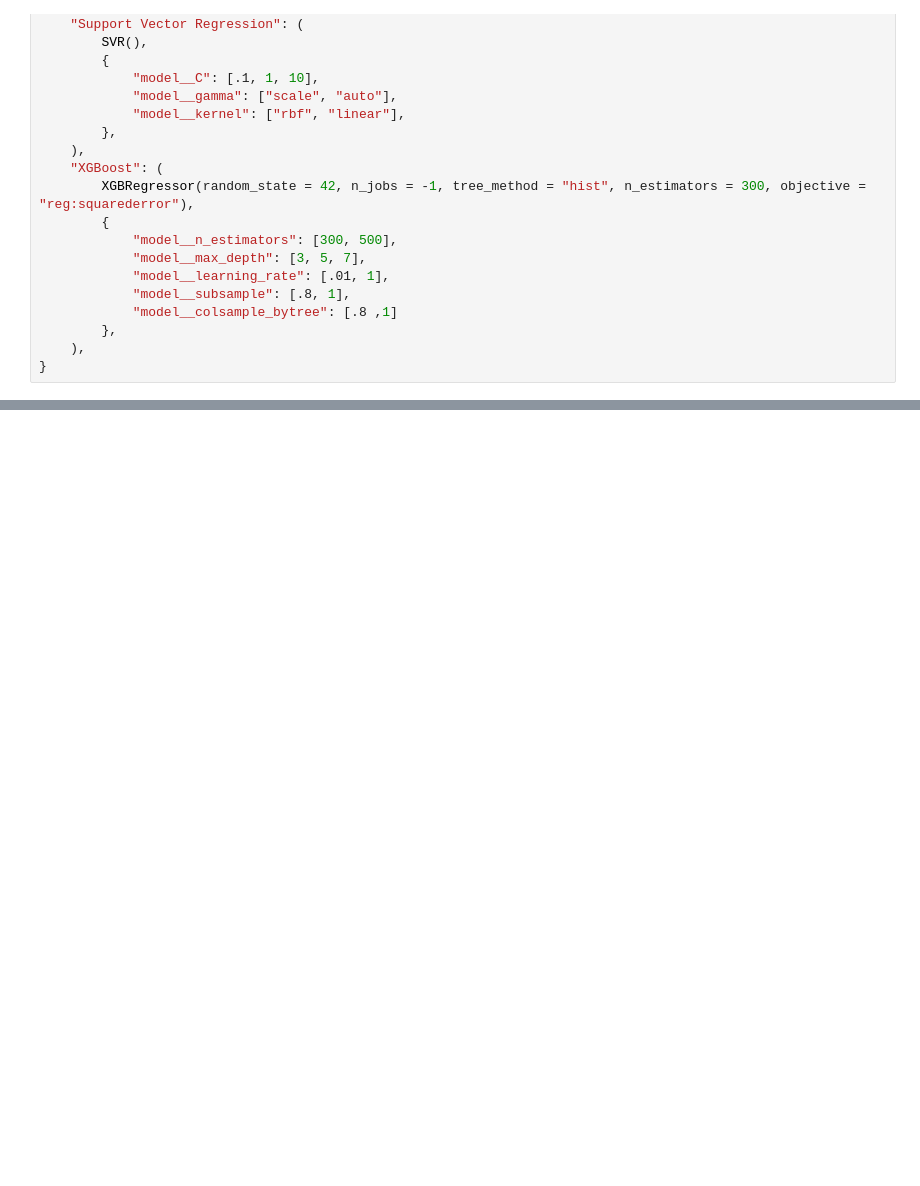
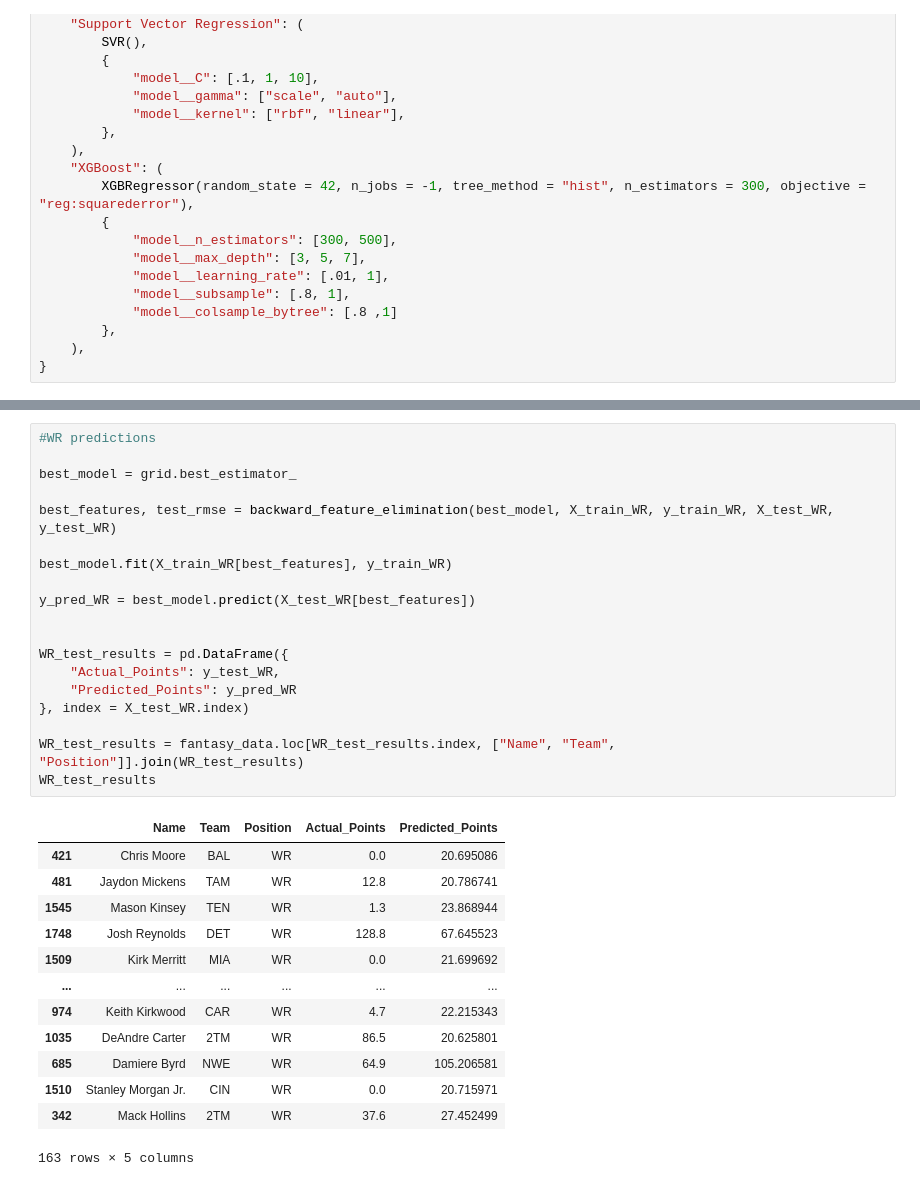
Before and after one commit to TrevBunch/DS-340W-Project, a Jupyter notebook: ModelCode.ipynb, the cells around one changed output, grey strips where cells are left out. Cells and saved outputs as stored; diff of their text form; blank space fills up the shorter version.

```diff
--- a/ModelCode.ipynb
+++ b/ModelCode.ipynb
@@ -224,0 +325,33 @@ QB_test_results
+# %%
+#WR predictions
+
+best_model = grid.best_estimator_
+
+best_features, test_rmse = backward_feature_elimination(best_model, X_train_WR, y_train_WR, X_test_WR, y_test_WR)
+
+best_model.fit(X_train_WR[best_features], y_train_WR)
+
+y_pred_WR = best_model.predict(X_test_WR[best_features])
+
+
+WR_test_results = pd.DataFrame({
+    "Actual_Points": y_test_WR,
+    "Predicted_Points": y_pred_WR
+}, index = X_test_WR.index)
+
+WR_test_results = fantasy_data.loc[WR_test_results.index, ["Name", "Team", "Position"]].join(WR_test_results)
+WR_test_results
+# %% [output]
+|  | Name | Team | Position | Actual_Points | Predicted_Points |
+| 421 | Chris Moore | BAL | WR | 0.0 | 20.695086 |
+| 481 | Jaydon Mickens | TAM | WR | 12.8 | 20.786741 |
+| 1545 | Mason Kinsey | TEN | WR | 1.3 | 23.868944 |
+| 1748 | Josh Reynolds | DET | WR | 128.8 | 67.645523 |
+| 1509 | Kirk Merritt | MIA | WR | 0.0 | 21.699692 |
+| ... | ... | ... | ... | ... | ... |
+| 974 | Keith Kirkwood | CAR | WR | 4.7 | 22.215343 |
+| 1035 | DeAndre Carter | 2TM | WR | 86.5 | 20.625801 |
+| 685 | Damiere Byrd | NWE | WR | 64.9 | 105.206581 |
+| 1510 | Stanley Morgan Jr. | CIN | WR | 0.0 | 20.715971 |
+| 342 | Mack Hollins | 2TM | WR | 37.6 | 27.452499 |
+163 rows × 5 columns
```
Also changed, not shown: parts of 11 cells of this notebook.
